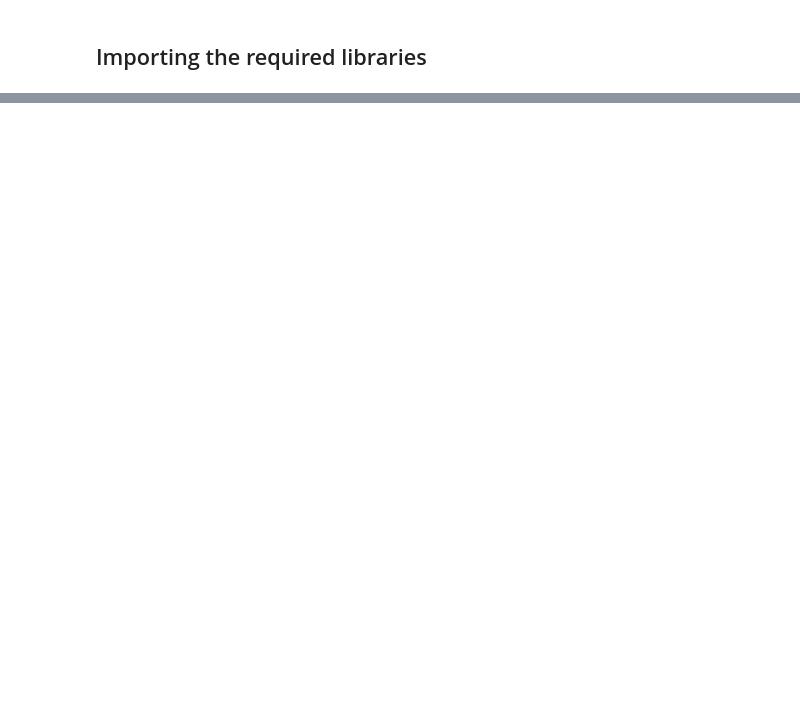
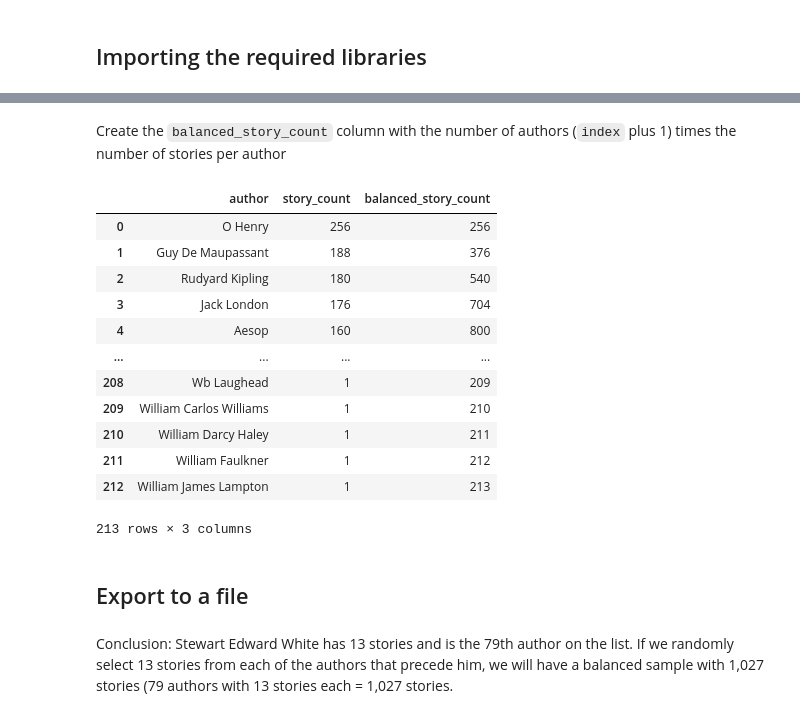
Before and after one commit to laelgelc/cl_st1_sara, a Jupyter notebook: CL_St1_Ph1_Sara.ipynb, the cells around one changed output, grey strips where cells are left out. Drawn from its saved outputs; the diff is of its cells as text; code cells hidden in the pictures; blank space fills up the shorter version.

```diff
--- a/CL_St1_Ph1_Sara.ipynb
+++ b/CL_St1_Ph1_Sara.ipynb
@@ -21,0 +150,21 @@ This dataset presents 4,000 short stories that have been classified in terms of
+# %% [markdown]
+Create the `balanced_story_count` column with the number of authors (`index` plus 1) times the number of stories per author
+# %%
+df_stories_per_author['balanced_story_count'] = (df_stories_per_author.index + 1) * df_stories_per_author['story_count']
+df_stories_per_author
+# %% [output]
+|  | author | story_count | balanced_story_count |
+| 0 | O Henry | 256 | 256 |
+| 1 | Guy De Maupassant | 188 | 376 |
+| 2 | Rudyard Kipling | 180 | 540 |
+| 3 | Jack London | 176 | 704 |
+| 4 | Aesop | 160 | 800 |
+| ... | ... | ... | ... |
+| 208 | Wb Laughead | 1 | 209 |
+| 209 | William Carlos Williams | 1 | 210 |
+| 210 | William Darcy Haley | 1 | 211 |
+| 211 | William Faulkner | 1 | 212 |
+| 212 | William James Lampton | 1 | 213 |
+213 rows × 3 columns
+# %% [markdown]
+## Export to a file
@@ -21,0 +175,2 @@ This dataset presents 4,000 short stories that have been classified in terms of
+# %% [markdown]
+Conclusion: Stewart Edward White has 13 stories and is the 79th author on the list. If we randomly select 13 stories from each of the authors that precede him, we will have a balanced sample with 1,027 stories (79 authors with 13 stories each = 1,027 stories.
```
Also changed, not shown: parts of 36 cells of this notebook, 1 other file.
